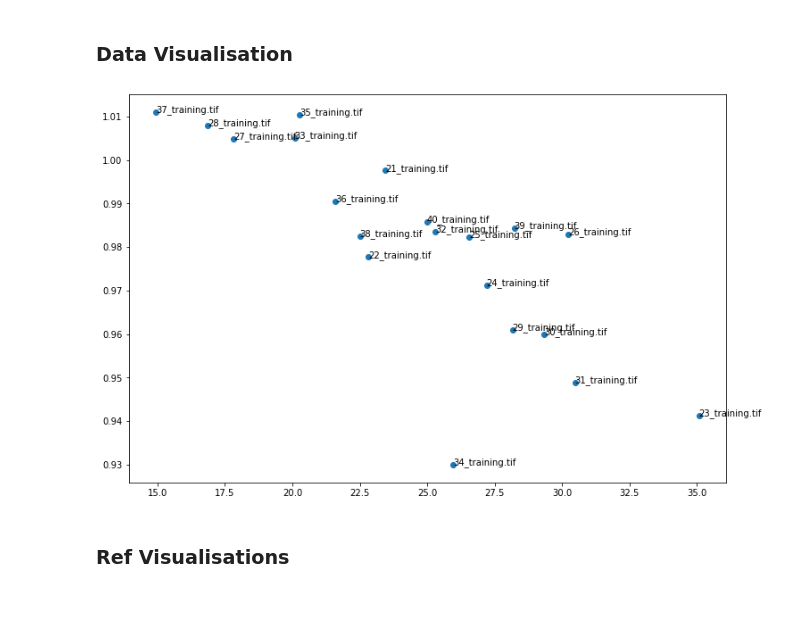
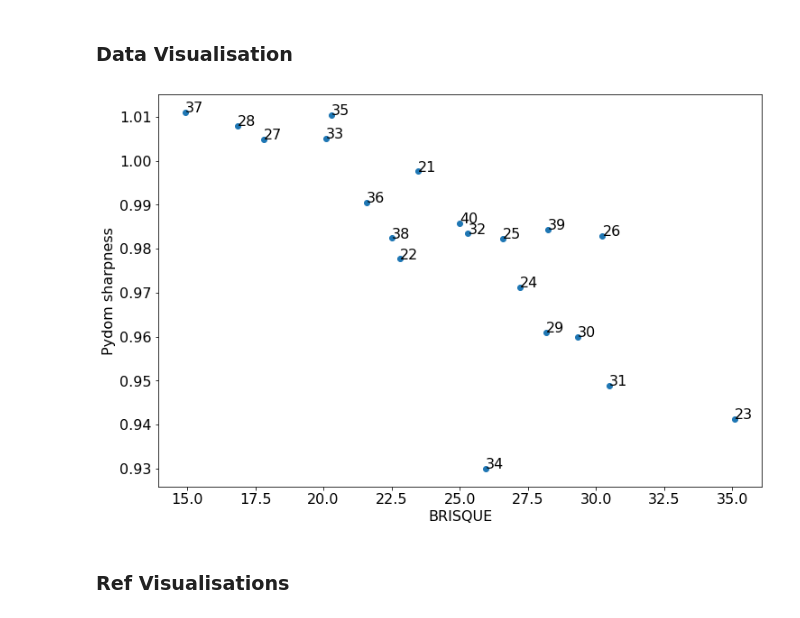
Before and after one commit to MattDavies07/DatasetQualityML, a Jupyter notebook: clusteringMetrics.ipynb, the cells around one changed output. Saved outputs shown, nothing was run; the diff lists cells and outputs as text; code cells hidden in the pictures.

```diff
--- a/clusteringMetrics.ipynb
+++ b/clusteringMetrics.ipynb
@@ -77,15 +77,19 @@ brisque = non_ref_data['brisque'].tolist()
 sharpness = non_ref_data['pydom_sharpness'].tolist()
 # %%
 images = non_ref_data['image'].tolist()
+# %%
+plt.rcParams.update({'font.size': 16})
 # %%
 fig, ax = plt.subplots()
 ax.scatter(brisque, sharpness)
 fig.set_size_inches(12, 8)
+plt.xlabel("BRISQUE")
+plt.ylabel("Pydom sharpness")
 
 for i, txt in enumerate(images):
-    ax.annotate(txt, (brisque[i], sharpness[i]))
+    ax.annotate(txt[:2], (brisque[i], sharpness[i]))
 # %% [output]
-[figure, old version]
+[figure, new version]
 # %% [markdown]
 ### Ref Visualisations
 # %%
```
Also changed, not shown: 1 other file.
